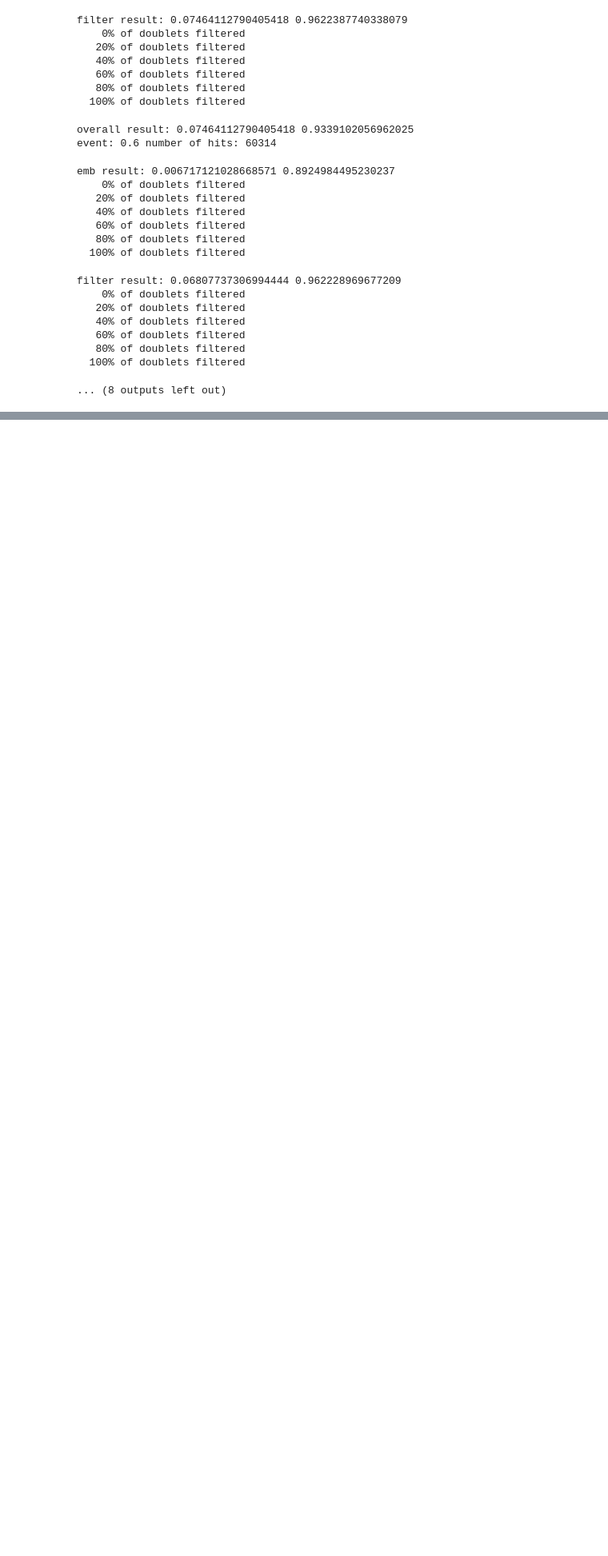
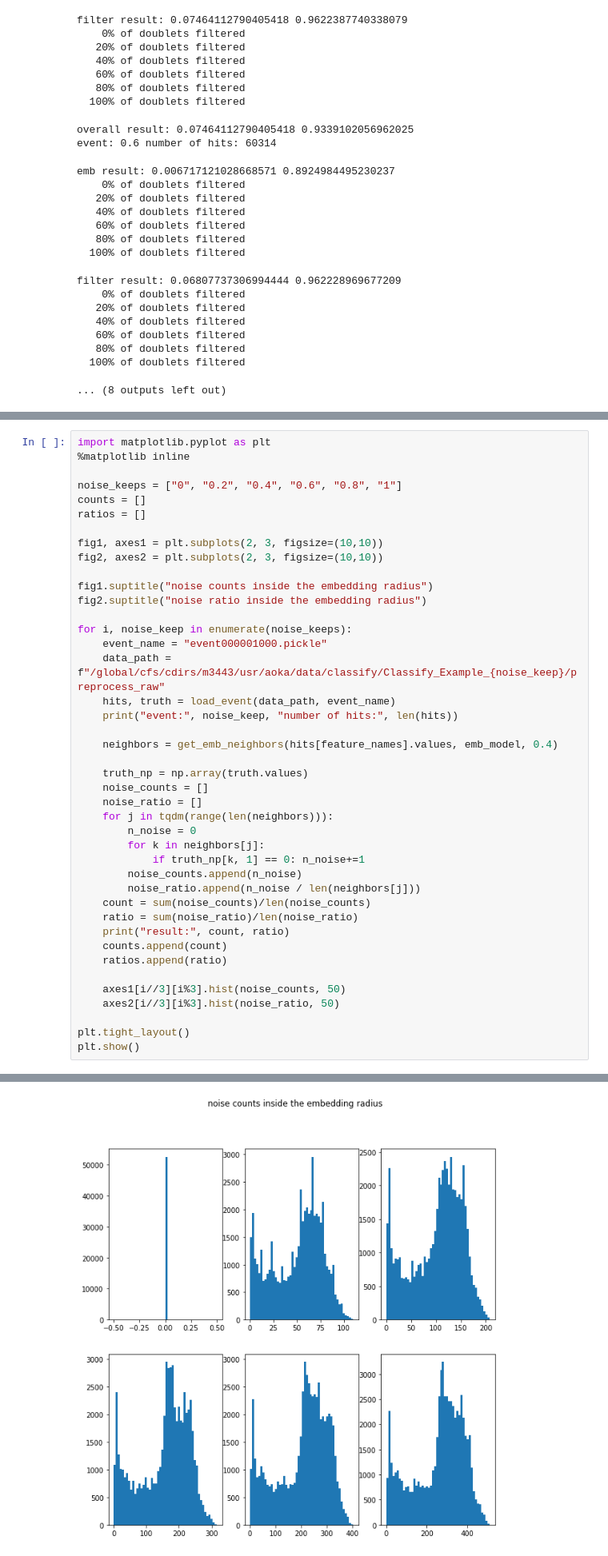
Before and after one commit to ami7o/TrackML, a Jupyter notebook: emb_filter_purity_efficiency.ipynb, the cells around one changed output, grey strips where cells are left out. Shown at 80% size. Cells and saved outputs as stored; diff of their text form; blank space fills up the shorter version.

Commit message:
Add noise count/ratio plot within embedding radius

```diff
--- a/emb_filter_purity_efficiency.ipynb
+++ b/emb_filter_purity_efficiency.ipynb
@@ -274,0 +277,43 @@ plt.tight_layout()
+# %%
+import matplotlib.pyplot as plt
+%matplotlib inline
+
+noise_keeps = ["0", "0.2", "0.4", "0.6", "0.8", "1"]
+counts = []
+ratios = []
+
+fig1, axes1 = plt.subplots(2, 3, figsize=(10,10))
+fig2, axes2 = plt.subplots(2, 3, figsize=(10,10))
+
+fig1.suptitle("noise counts inside the embedding radius")
+fig2.suptitle("noise ratio inside the embedding radius")
+
+for i, noise_keep in enumerate(noise_keeps):
+    event_name = "event000001000.pickle"
+    data_path = f"/global/cfs/cdirs/m3443/usr/aoka/data/classify/Classify_Example_{noise_keep}/preprocess_raw"
+    hits, truth = load_event(data_path, event_name)
+    print("event:", noise_keep, "number of hits:", len(hits))
+
+    neighbors = get_emb_neighbors(hits[feature_names].values, emb_model, 0.4)
+
+    truth_np = np.array(truth.values)
+    noise_counts = []
+    noise_ratio = []
+    for j in tqdm(range(len(neighbors))):
+        n_noise = 0
+        for k in neighbors[j]:
+            if truth_np[k, 1] == 0: n_noise+=1
+        noise_counts.append(n_noise)
+        noise_ratio.append(n_noise / len(neighbors[j]))
+    count = sum(noise_counts)/len(noise_counts)
+    ratio = sum(noise_ratio)/len(noise_ratio)
+    print("result:", count, ratio)
+    counts.append(count)
+    ratios.append(ratio)
+
+    axes1[i//3][i%3].hist(noise_counts, 50)
+    axes2[i//3][i%3].hist(noise_ratio, 50)
+
+plt.tight_layout()
+plt.show()
+# %% [output]
@@ -274,0 +332 @@ plt.tight_layout()
+[figure, added]
```
Also changed, not shown: parts of 3 cells of this notebook.
